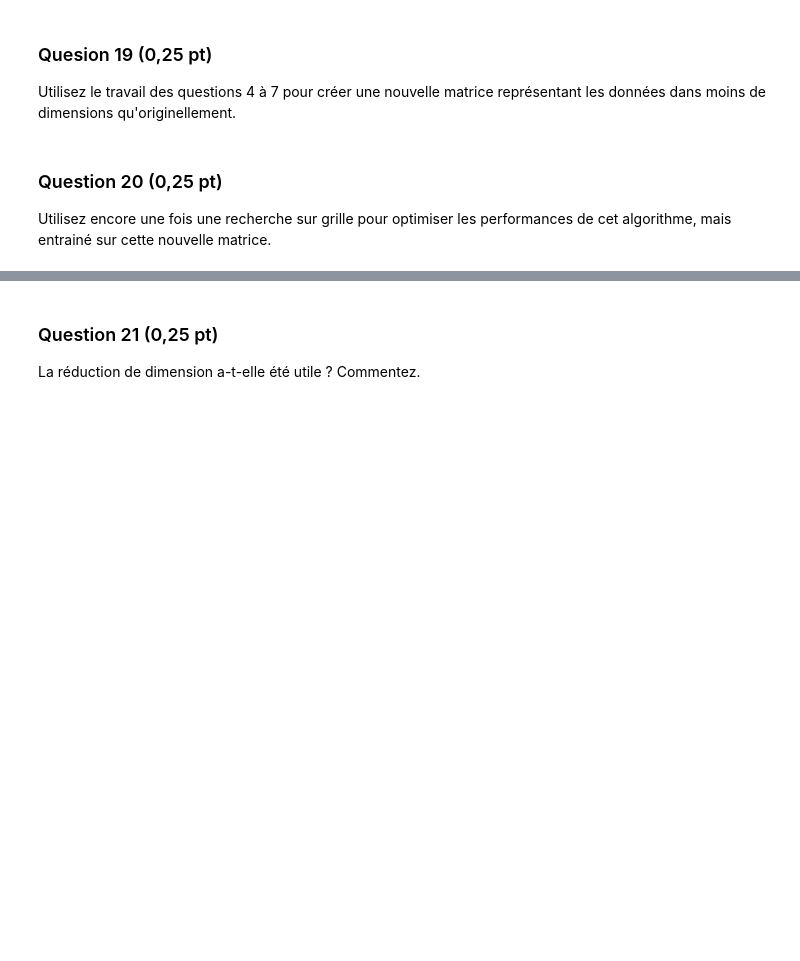
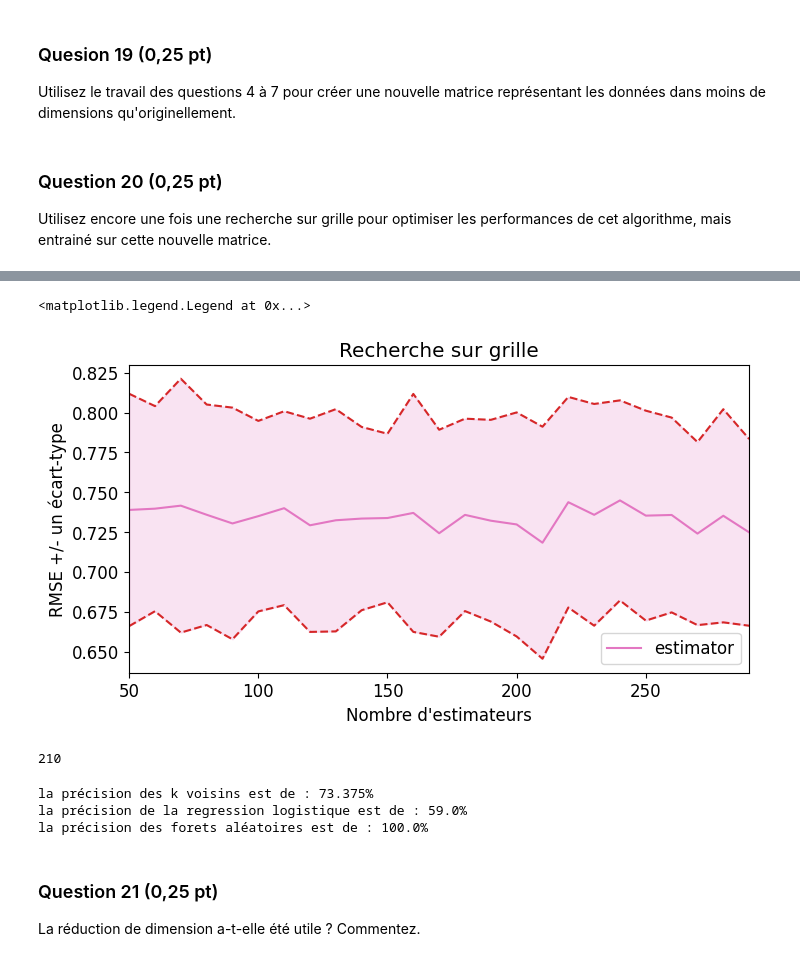
Before and after one commit to laureprinet/Data, a Jupyter notebook: Projet.ipynb, the cells around one changed output, grey strips where cells are left out. Saved outputs shown, nothing was run; the diff lists cells and outputs as text; code cells hidden in the pictures; blank space fills up the shorter version.

```diff
--- a/Projet.ipynb
+++ b/Projet.ipynb
@@ -601,0 +721,14 @@ Utilisez encore une fois une recherche sur grille pour optimiser les performance
+# %%
+f = list(range(50,300,10))
+
+# Définir le modèle à évaluer
+estimator = ensemble.RandomForestClassifier()
+
+# Instantier la recherche sur grille
+grid = model_selection.GridSearchCV(estimator, {'n_estimators': f},
+                                    cv=kf, # on utilise les folds déjà définis
+                                    scoring='neg_root_mean_squared_error'
+                                   )
+
+# Utiliser la recherche sur grille
+grid.fit(X_projected, y_proj)
@@ -602,3 +743,69 @@ Utilisez encore une fois une recherche sur grille pour optimiser les performance
+# %%
+# Illustration par un graphique de l'exploration de la grille
+plt.figure(figsize=(8, 4))
+
+rmses = -grid.cv_results_['mean_test_score']
+std_error = grid.cv_results_['std_test_score']
+
+# afficher les RMSE avec une échelle logarithmique pour les abscisses :
+plt.plot(grid.cv_results_['param_n_estimators'], rmses,
+             label="estimator", color='tab:pink')
+plt.plot(grid.cv_results_['param_n_estimators'], rmses + std_error,
+             color='tab:red', linestyle='dashed')
+plt.plot(grid.cv_results_['param_n_estimators'], rmses - std_error,
+             color='tab:red', linestyle='dashed')
+
+# colorer l'espace entre les courbes représentant les écarts-types
+plt.fill_between(f, (rmses + std_error), (rmses - std_error),
+                 color='tab:pink',
+                 alpha=0.2, # contrôle la transparence
+                )
+
+# Mise en forme
+plt.xlabel("Nombre d'estimateurs")
+plt.ylabel("RMSE +/- un écart-type")
+plt.xlim([f[0], f[-1]])
+plt.title("Recherche sur grille")
+plt.legend(loc='best')
+# %% [output]
+<matplotlib.legend.Legend at 0x...>
+[figure, added]
+# %%
+print(grid.best_params_['n_estimators'])
+# %% [output]
+210
+# %%
+from sklearn import ensemble
+
+neighk = KNeighborsClassifier(n_neighbors=10)
+
+neighk.fit(X_projected, y_proj) #le modèle est maintenant entrâiné !
+
+y_pred = neigh.predict(X_train)
+
+print ("la précision des k voisins est de : "+ str(((y_pred==y_train)==True).sum()*100/len(y_pred)) + "%")
+
+logistic = linear_model.LogisticRegression(C = 0.1373823795883264)
+
+logistic.fit(X_projected, y_proj) #le modèle est maintenant entrâiné !
+
+y_pred = logistic.predict(X_projected)
+
+print ("la précision de la regression logistique est de : "+ str(((y_pred==y_train)==True).sum()*100/len(y_pred)) + "%")
+
+forest = ensemble.RandomForestClassifier(n_estimators = 210)
+
+forest.fit(X_projected, y_proj) #le modèle est maintenant entrâiné !
+
+y_pred = forest.predict(X_projected)
+
+print ("la précision des forets aléatoires est de : "+ str(((y_pred==y_train)==True).sum()*100/len(y_pred)) + "%")
+
+print()
+# %% [output]
+la précision des k voisins est de : 73.375%
+la précision de la regression logistique est de : 59.0%
+la précision des forets aléatoires est de : 100.0%
 # %% [markdown]
 ### Question 21 (0,25 pt)
 La réduction de dimension a-t-elle été utile ? Commentez.
```
Also changed, not shown: parts of 15 cells of this notebook.
